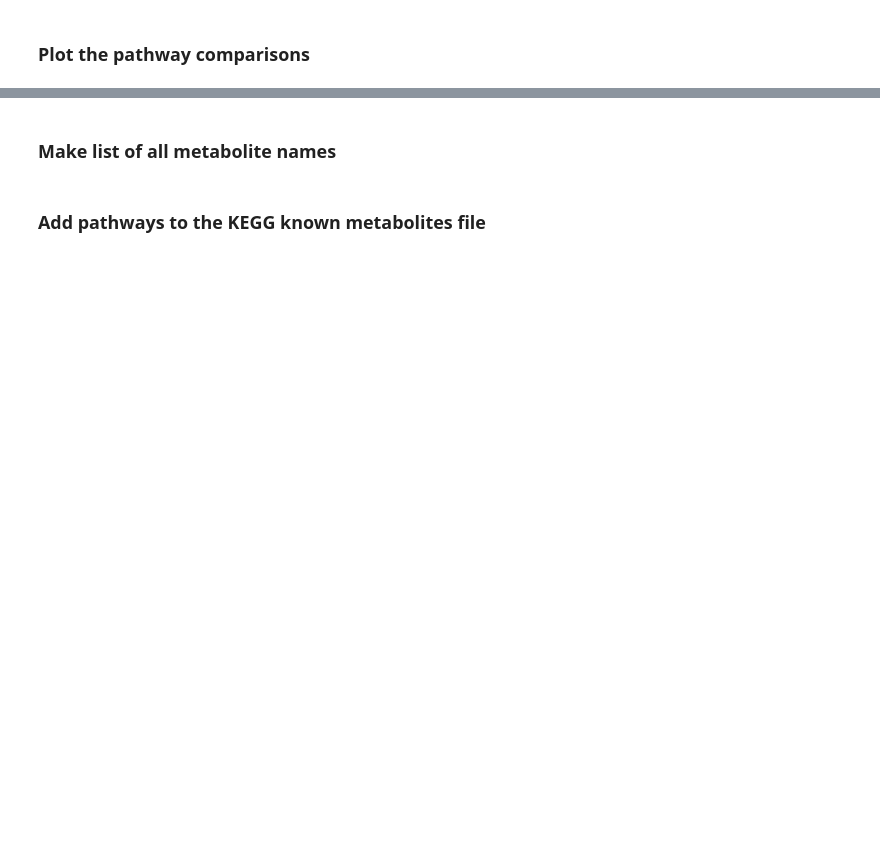
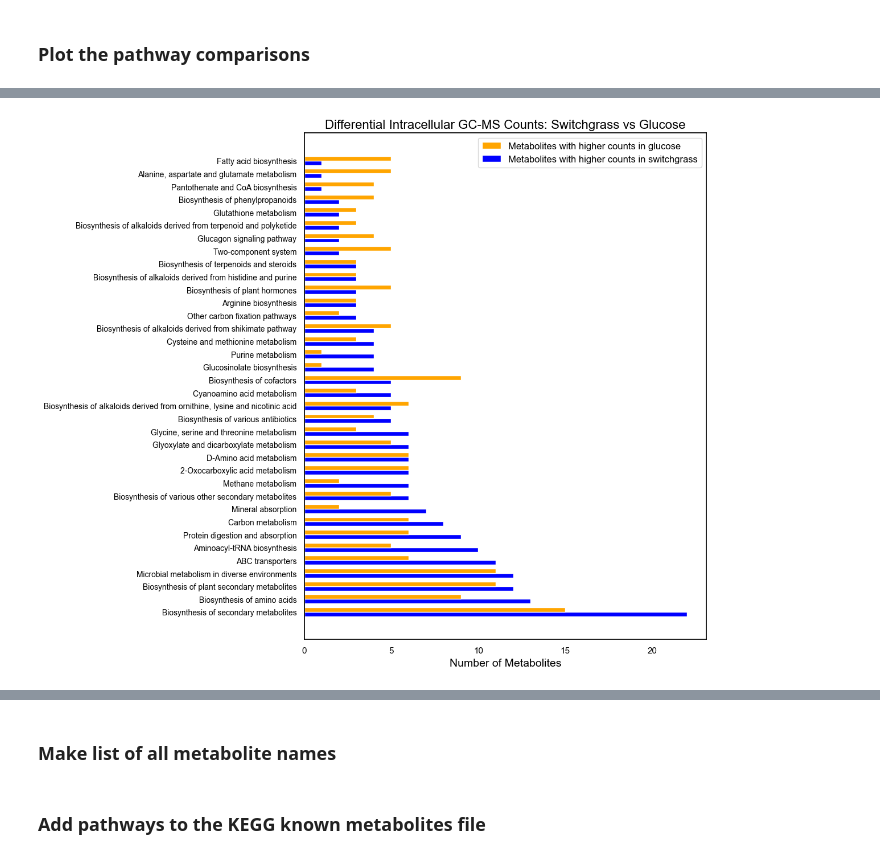
Before and after one commit to UH-MBBE/rhodococcus-metabolomics, a Jupyter notebook: notebooks/C_pathway_analysis.ipynb, the cells around one changed output, grey strips where cells are left out. Drawn from its saved outputs; the diff is of its cells as text; code cells hidden in the pictures; blank space fills up the shorter version.

```diff
--- a/notebooks/C_pathway_analysis.ipynb
+++ b/notebooks/C_pathway_analysis.ipynb
@@ -415,13 +454,13 @@ make_pathway_comparison_df(intracellular_df)
 # %% [markdown]
 ### Make pathway comparison dataframes
 # %%
-intracellular_comp_df = make_pathway_comparison_df(intracellular_df)
+intracellular_comp_df = make_pathway_comparison_df(intracellular_df, ref_carbon_source='glc',ref_col='in_glc_wt_early_stat_avg')
 # extracellular_1_comp_df = make_pathway_comparison_df(extracellular_1_df)
 # extracellular_4_comp_df = make_pathway_comparison_df(extracellular_4_df)
-intracellular_pos_comp_df = make_pathway_comparison_df(intracellular_pos_df, ref_col='in_glc_wt_early_stat_avg')
-intracellular_neg_comp_df = make_pathway_comparison_df(intracellular_neg_df, ref_col='in_glc_wt_early_stat_avg')
-extracellular_pos_comp_df = make_pathway_comparison_df(extracellular_pos_df, ref_col='ex_glc_wt_early_stat_avg')
-extracellular_neg_comp_df = make_pathway_comparison_df(extracellular_neg_df, ref_col='ex_glc_wt_early_stat_avg')
+intracellular_pos_comp_df = make_pathway_comparison_df(intracellular_pos_df, ref_carbon_source='glc', ref_col='in_glc_wt_early_stat_avg')
+intracellular_neg_comp_df = make_pathway_comparison_df(intracellular_neg_df, ref_carbon_source='glc', ref_col='in_glc_wt_early_stat_avg')
+extracellular_pos_comp_df = make_pathway_comparison_df(extracellular_pos_df, ref_carbon_source='glc', ref_col='ex_glc_wt_early_stat_avg')
+extracellular_neg_comp_df = make_pathway_comparison_df(extracellular_neg_df, ref_carbon_source='glc', ref_col='ex_glc_wt_early_stat_avg')
 
 display(intracellular_comp_df)
 display(intracellular_pos_comp_df)
@@ -525,0 +533,76 @@ plot_pathway_comparison(intracellular_comp_df)
+# %%
+import matplotlib.pyplot as plt
+import numpy as np
+import pandas as pd
+import textwrap
+
+def plot_pathway_comparison(df, col_1='', col_2=''):
+    # Filter out the "Metabolic pathways" entry
+    df = df[df['pathway_name'] != 'Metabolic pathways']
+
+    # Filter out rows with the word 'cancer'
+    df = df[~df['pathway_name'].str.contains('cancer', case=False)]
+
+    # Sort the DataFrame by col_1 in ascending order so that highest values are at the bottom
+    df = df.sort_values(by=col_1, ascending=False)
+
+    # Set the plot size (increase to accommodate long labels)
+    plt.figure(figsize=(8, 10))
+
+    # Number of groups and bar width
+    n_groups = len(df)
+    index = np.arange(n_groups)
+    bar_width = 0.35
+
+    title_cs_names = {'pvhg': 'PVHG', 'glc': 'Glucose', 'switchgrass': 'Switchgrass', 'phe': 'Phenol'}
+    legend_cs_names = {'pvhg': 'PVHG', 'glc': 'glucose', 'switchgrass': 'switchgrass', 'phe': 'phenol'}
+
+    # get the carbon sources names
+    carbon_source_1 = col_1.split('_')[0]
+    carbon_source_2 = col_1.split('_')[2]
+
+    # get the carbon source names for the title
+    title_cs_1 = title_cs_names[carbon_source_1]
+    title_cs_2 = title_cs_names[carbon_source_2]
+
+    # get the carbon source names for the legend
+    legend_cs_1 = legend_cs_names[carbon_source_1]
+    legend_cs_2 = legend_cs_names[carbon_source_2]
+
+    label_1 = f'Metabolites with higher counts in {legend_cs_1}'
+    label_2 = f'Metabolites with higher counts in {legend_cs_2}'
+
+    # Create a horizontal bar chart
+    fig, ax = plt.subplots(figsize=(12, 10))
+    bar1 = ax.barh(index, df[col_1], bar_width, label=label_1, color='blue')
+    bar2 = ax.barh(index + bar_width, df[col_2], bar_width, label=label_2, color='orange')
+
+    # Wrap long pathway names for better readability
+    wrapped_labels = [textwrap.fill(label, 90) for label in df['pathway_name']]
+
+    # Add labels, title, and legend
+    title = f'Differential Intracellular GC-MS Counts: {title_cs_1} vs {title_cs_2}'
+    ax.set_title(title, fontsize=16)
+    ax.set_xlabel('Number of Metabolites', fontsize=14)
+    ax.set_yticks(index + bar_width / 2)
+    ax.set_yticklabels(wrapped_labels, fontsize=10)
+
+    # Get handles and labels for the legend
+    handles, labels = ax.get_legend_handles_labels()
+    ax.legend(handles=[handles[1], handles[0]], labels=[labels[1], labels[0]], fontsize=12)
+
+
+    # Remove the grid
+    ax.grid(False)
+
+    # Tight layout to reduce unnecessary white space
+    plt.tight_layout()
+
+    # Save the plot as a PNG file
+    plt.savefig(f'../figures/differential_counts_{carbon_source_1}_vs_{carbon_source_2}.png', dpi=300)
+
+    # Display the plot
+    plt.show()
+
+plot_pathway_comparison(intracellular_comp_df, col_1='switchgrass_vs_glc_up', col_2='switchgrass_vs_glc_down')
+# %% [output]
@@ -525,0 +610 @@ plot_pathway_comparison(intracellular_comp_df)
+[figure, added]
```
Also changed, not shown: parts of 15 cells of this notebook, 11 other files.
